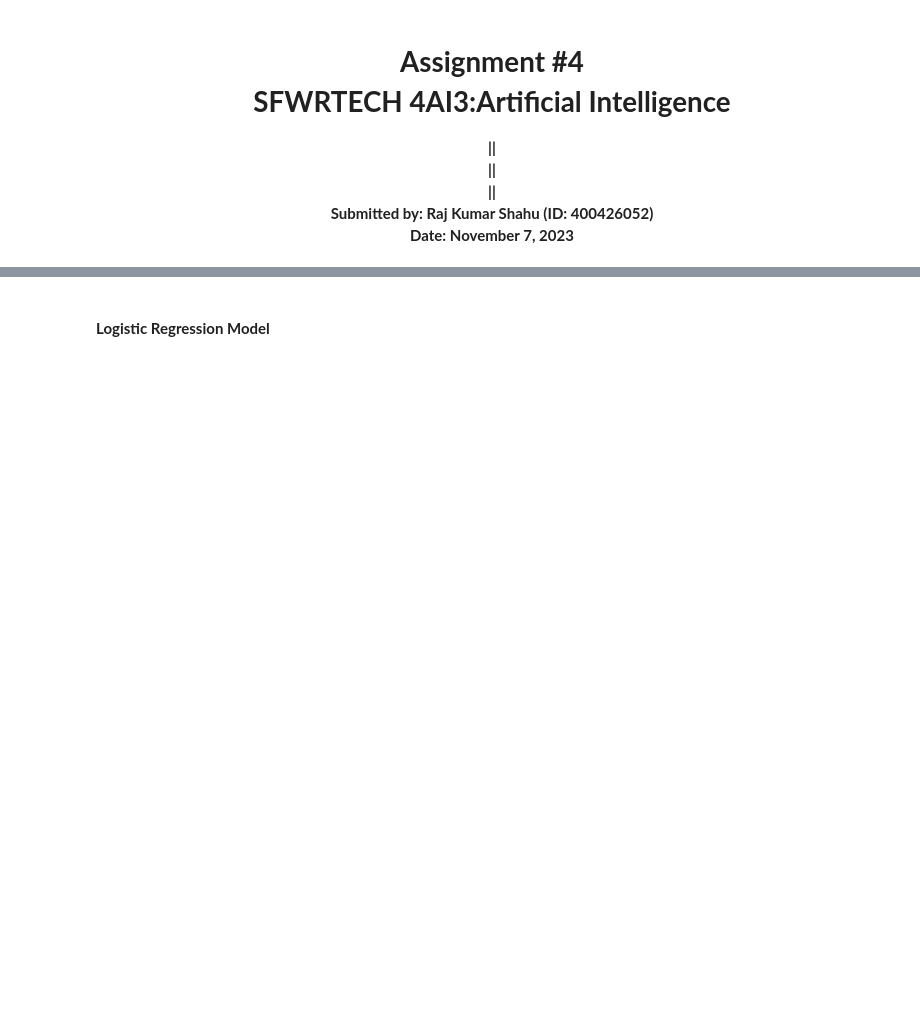
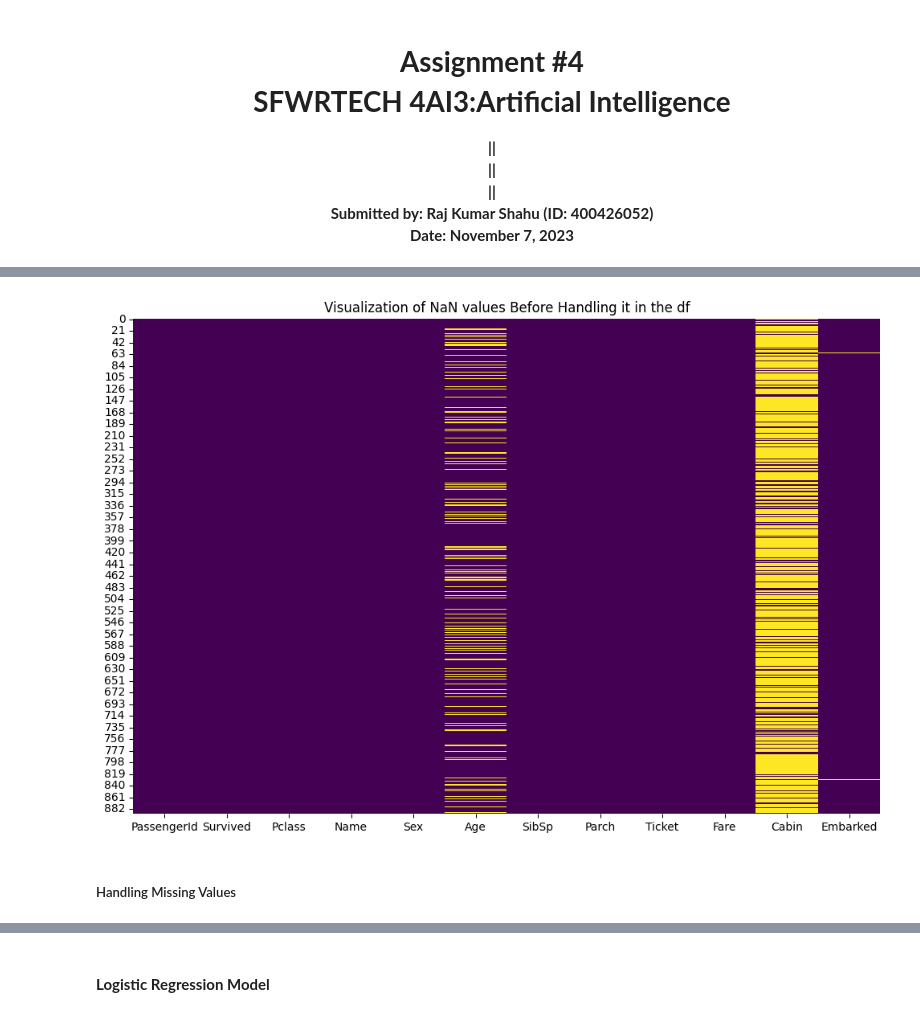
Before and after one commit to rajkumarshahu/AI-Colab, a Jupyter notebook: 4AI3_RajShahu_Assignment_04.ipynb, the cells around one changed output, grey strips where cells are left out. Saved outputs shown, nothing was run; the diff lists cells and outputs as text; code cells hidden in the pictures; blank space fills up the shorter version.

```diff
--- a/4AI3_RajShahu_Assignment_04.ipynb
+++ b/4AI3_RajShahu_Assignment_04.ipynb
@@ -10,3 +13,6 @@ from sklearn.linear_model import LogisticRegression
 from sklearn.preprocessing import LabelEncoder
 from sklearn.metrics import log_loss
 from sklearn.neural_network import MLPClassifier
+# %%
+df = pd.read_csv('/content/train.csv')
+df.head(10)
@@ -12,0 +31,13 @@ from sklearn.neural_network import MLPClassifier
+# %%
+# Function to visualize NaN values using a heatmap
+def visualize_nans(data, message):
+    plt.figure(figsize=(12, 8))
+    sns.heatmap(data.isnull(), cbar=False, cmap='viridis')
+    plt.title(f'Visualization of NaN values {message} Handling it in the df')
+    plt.show()
+title_message = "Before"
+visualize_nans(df, title_message)
+# %% [output]
+[figure, added]
+# %% [markdown]
+##### Handling Missing Values
```
Also changed, not shown: parts of 8 cells of this notebook.
